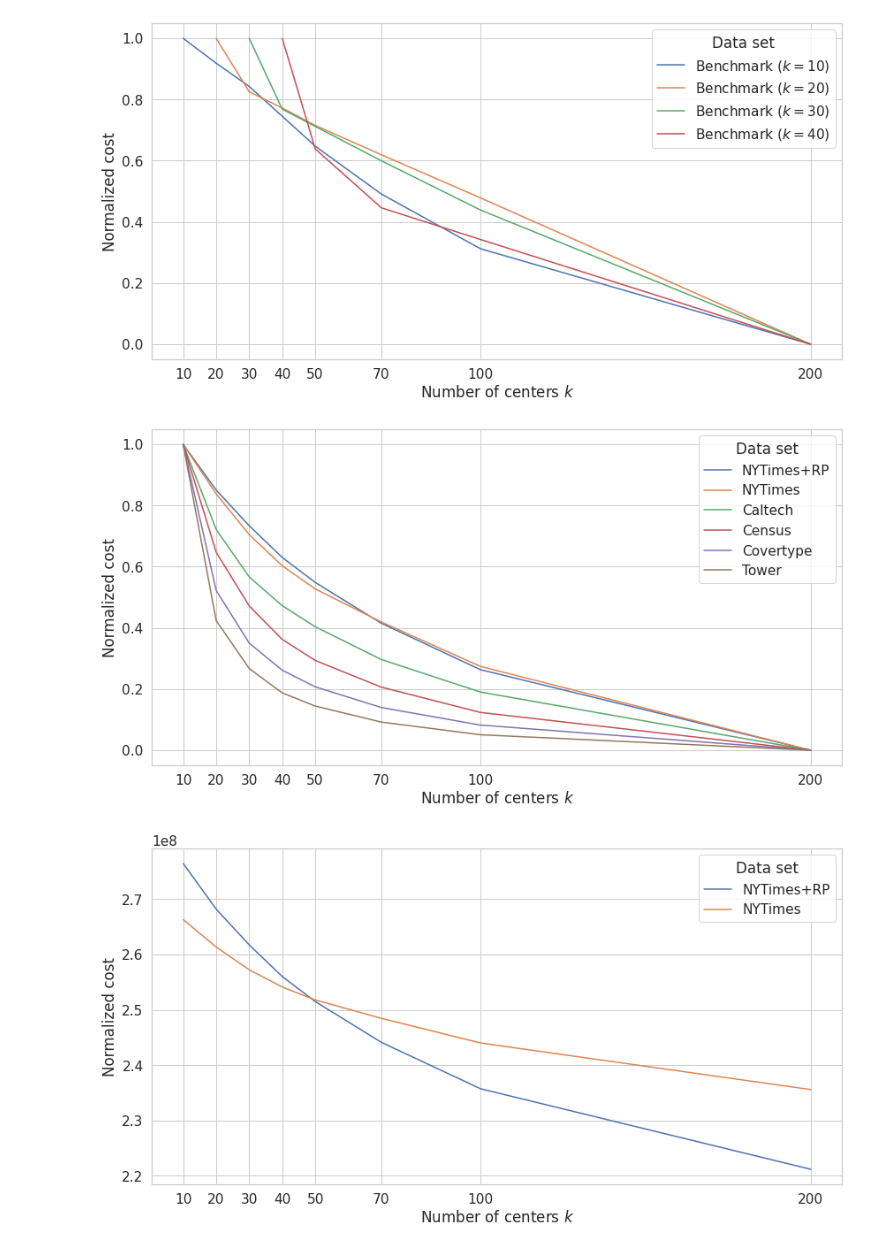
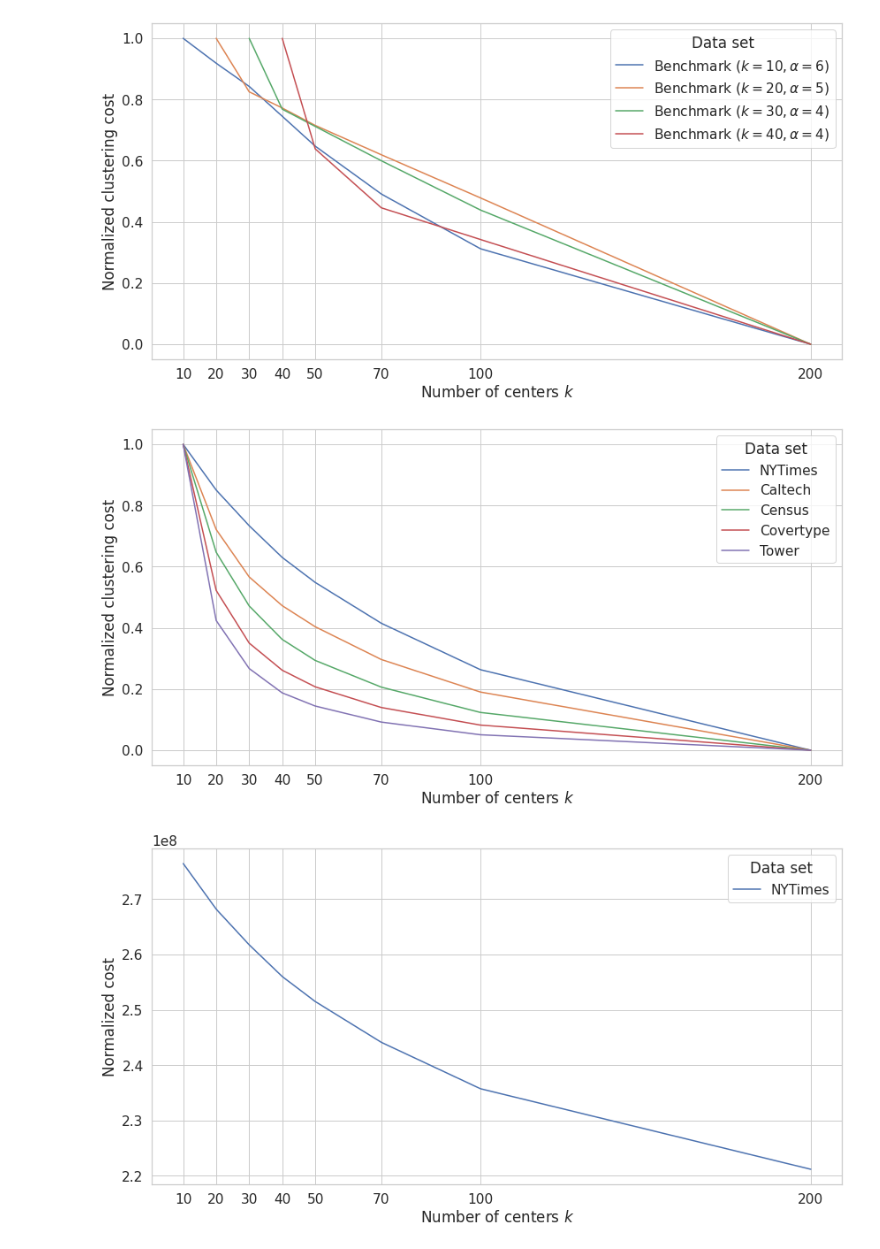
Before and after one commit to sheikhomar/coresets-bench, a Jupyter notebook: pynb/14-cost-curves.ipynb, the cells around one changed output. Drawn from its saved outputs; the diff is of its cells as text; code cells hidden in the pictures.

Commit message:
Update cost curves.

```diff
--- a/pynb/14-cost-curves.ipynb
+++ b/pynb/14-cost-curves.ipynb
@@ -32,13 +32,13 @@ def extract_dataset(file_path):
         'covtype': "Covertype",
         "enron": "Enron",
         "hardinstances/benchmark-k30": "Benchmark old ($k=30$)",
-        "input/benchmark-k10": "Benchmark ($k=10$)",
-        "input/benchmark-k20": "Benchmark ($k=20$)",
-        "input/benchmark-k30": "Benchmark ($k=30$)",
-        "input/benchmark-k40": "Benchmark ($k=40$)",
-        "input/benchmark-k50": "Benchmark ($k=50$)",
-        "nytimes.txt": "NYTimes",
-        "nytimes.rp": "NYTimes+RP",
+        "input/benchmark-k10": "Benchmark ($k=10, \\alpha=6$)",
+        "input/benchmark-k20": "Benchmark ($k=20, \\alpha=5$)",
+        "input/benchmark-k30": "Benchmark ($k=30, \\alpha=4$)",
+        "input/benchmark-k40": "Benchmark ($k=40, \\alpha=4$)",
+        "input/benchmark-k50": "Benchmark ($k=50, \\alpha=4$)",
+#         "nytimes.txt": "NYTimes",
+        "nytimes.rp": "NYTimes",
         "Tower": "Tower",
         "Census": "Census",
         "caltech101": "Caltech",
@@ -60,38 +60,44 @@ for k in [20, 30, 40]:
 df_data["normalized_cost"] = df_data.groupby("dataset")["cost"].transform(lambda x: (x - x.min()) / (x.max() - x.min()))
 # %%
 df_filtered = df_data[df_data.dataset.str.contains("Benchmark")]
-
+line_styles = ["solid", "dotted", "--", "-.", ":"]
 with sns.plotting_context("notebook", font_scale=1.4):
     fig, ax = plt.subplots(figsize=(14, 7))
     # sns.lineplot(data=df_data, x="k", y="normalized_cost", hue="dataset", ax=ax)
     sns.lineplot(data=df_filtered, x="k", y="normalized_cost", hue="dataset", ax=ax)
+#     for i in range(4):
+#         ax.lines[i].set_linestyle(line_styles[i])
     ax.xaxis.set_ticks(df_data.k.unique())
     ax.set_xlabel("Number of centers $k$")
-    ax.set_ylabel("Normalized cost")
+    ax.set_ylabel("Normalized clustering cost")
     ax.legend(title="Data set")
     ax.set_title("");
-    # fig.savefig(f"figures/cost-curves-benchmark.pdf", bbox_inches="tight")
+    fig.savefig(f"figures/cost-curves-benchmark.pdf", bbox_inches="tight")
 # %% [output]
-[figure, old version]
+[figure, new version]
 # %%
 k_values = df_data.k.unique()
 datasets = ["Tower", "Covertype", "Census", "Caltech", "NYTimes", "NYTimes+RP"]
 df_filtered = df_data[df_data.dataset.isin(datasets)].copy()
 df_filtered["sort_order"] = df_filtered.dataset.map(lambda x: datasets.index(x))
 df_filtered.sort_values(by="sort_order", ascending=False, inplace=True)
 
 with sns.plotting_context("notebook", font_scale=1.4):
+    line_styles = ["solid", "dotted", "--", (0, (3, 1, 1, 1, 1, 1)), "-."]
     fig, ax = plt.subplots(figsize=(14, 7))
     # sns.lineplot(data=df_data, x="k", y="normalized_cost", hue="dataset", ax=ax)
+
     sns.lineplot(data=df_filtered, x="k", y="normalized_cost", hue="dataset", ax=ax)
+#     for i in range(5):
+#         ax.lines[i].set_linestyle(line_styles[i])
     ax.xaxis.set_ticks(k_values)
     ax.set_xlabel("Number of centers $k$")
-    ax.set_ylabel("Normalized cost")
+    ax.set_ylabel("Normalized clustering cost")
     ax.legend(title="Data set")
     ax.set_title("");
-    # fig.savefig(f"figures/cost-curves-real-world-datasets.pdf", bbox_inches="tight")
+    fig.savefig(f"figures/cost-curves-real-world-datasets.pdf", bbox_inches="tight")
 # %% [output]
-[figure, old version]
+[figure, new version]
 # %%
 k_values = df_data.k.unique()
 datasets = ["NYTimes", "NYTimes+RP"]
@@ -110,7 +116,7 @@ with sns.plotting_context("notebook", font_scale=1.4):
     ax.set_title("");
     # fig.savefig(f"figures/cost-curves-real-world-datasets.pdf", bbox_inches="tight")
 # %% [output]
-[figure, old version]
+[figure, new version]
 # %%
 with sns.plotting_context("notebook", font_scale=1.4):
     fig, ax = plt.subplots(figsize=(14, 7))
```
Also changed, not shown: parts of 2 cells of this notebook.
